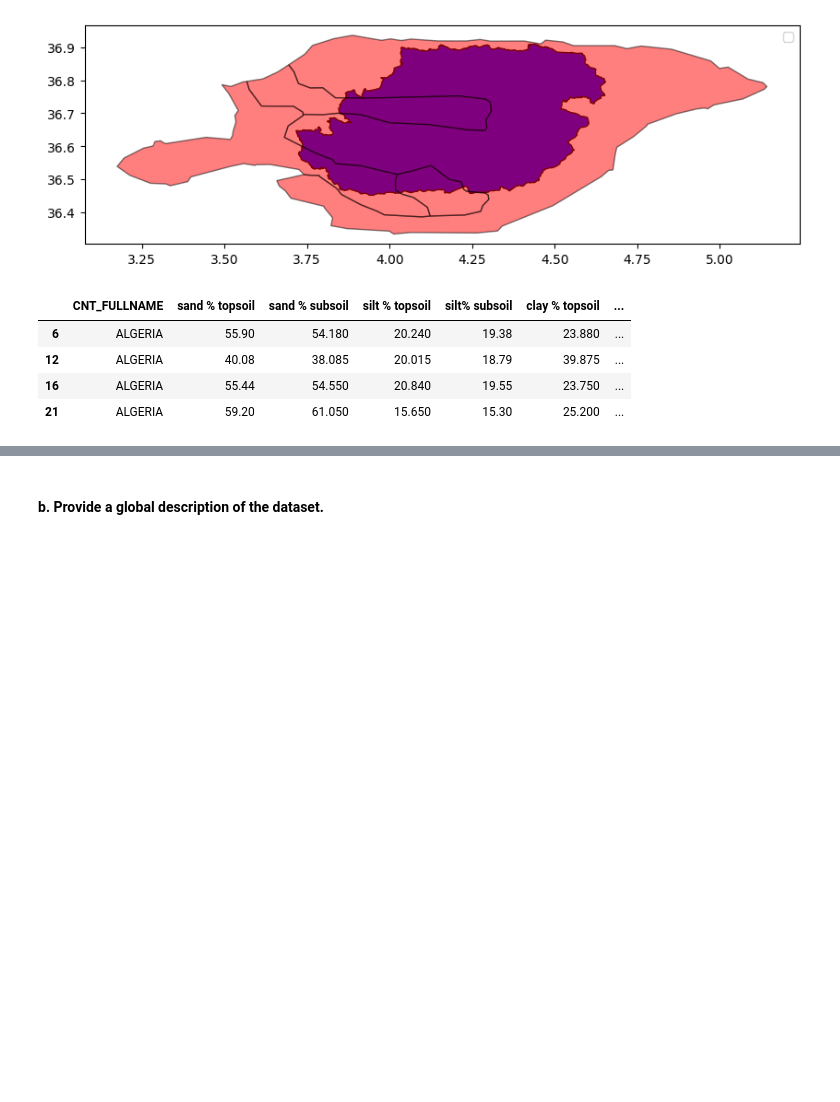
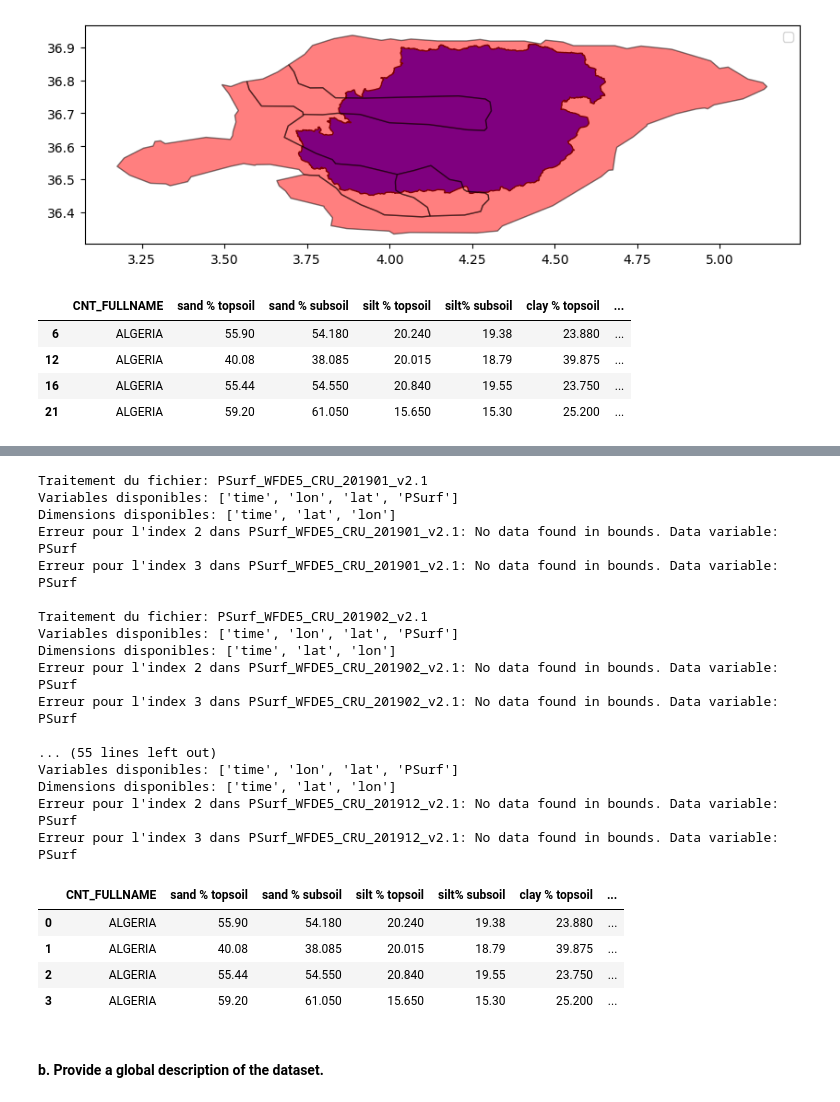
Before and after one commit to Rac11m/part1_dm, a Jupyter notebook: Code/dm.ipynb, the cells around one changed output, grey strips where cells are left out. Saved outputs shown, nothing was run; the diff lists cells and outputs as text; code cells hidden in the pictures; blank space fills up the shorter version.

Commit message:
Psurf values

```diff
--- a/Code/dm.ipynb
+++ b/Code/dm.ipynb
@@ -177,3 +293,44 @@ TypeError: Error: ../Data/Climate-DATA/PSurf_WFDE5_CRU_201901_v2.1.nc is not a v
+# %%
+csv_file = '../Data/processedData/soil_dz_tizi.csv'
+netcdf_files = ['../Data/Climate-DATA/PSurf_WFDE5_CRU_201901_v2.1.nc',
+                '../Data/Climate-DATA/PSurf_WFDE5_CRU_201902_v2.1.nc',
+                '../Data/Climate-DATA/PSurf_WFDE5_CRU_201903_v2.1.nc',
+                '../Data/Climate-DATA/PSurf_WFDE5_CRU_201904_v2.1.nc',
+                '../Data/Climate-DATA/PSurf_WFDE5_CRU_201905_v2.1.nc'
+                '../Data/Climate-DATA/PSurf_WFDE5_CRU_201906_v2.1.nc',
+                '../Data/Climate-DATA/PSurf_WFDE5_CRU_201907_v2.1.nc',
+                '../Data/Climate-DATA/PSurf_WFDE5_CRU_201908_v2.1.nc',
+                '../Data/Climate-DATA/PSurf_WFDE5_CRU_201909_v2.1.nc',
+                '../Data/Climate-DATA/PSurf_WFDE5_CRU_201910_v2.1.nc',
+                '../Data/Climate-DATA/PSurf_WFDE5_CRU_201911_v2.1.nc',
+                '../Data/Climate-DATA/PSurf_WFDE5_CRU_201912_v2.1.nc'
+                ]
+
+result = extract_psurf_for_regions(csv_file, netcdf_files)
+result.head()
+# %% [output]
+Traitement du fichier: PSurf_WFDE5_CRU_201901_v2.1
+Variables disponibles: ['time', 'lon', 'lat', 'PSurf']
+Dimensions disponibles: ['time', 'lat', 'lon']
+Erreur pour l'index 2 dans PSurf_WFDE5_CRU_201901_v2.1: No data found in bounds. Data variable: PSurf
+Erreur pour l'index 3 dans PSurf_WFDE5_CRU_201901_v2.1: No data found in bounds. Data variable: PSurf
+
+Traitement du fichier: PSurf_WFDE5_CRU_201902_v2.1
+Variables disponibles: ['time', 'lon', 'lat', 'PSurf']
+Dimensions disponibles: ['time', 'lat', 'lon']
+Erreur pour l'index 2 dans PSurf_WFDE5_CRU_201902_v2.1: No data found in bounds. Data variable: PSurf
+Erreur pour l'index 3 dans PSurf_WFDE5_CRU_201902_v2.1: No data found in bounds. Data variable: PSurf
+
+... (55 lines left out)
+Variables disponibles: ['time', 'lon', 'lat', 'PSurf']
+Dimensions disponibles: ['time', 'lat', 'lon']
+Erreur pour l'index 2 dans PSurf_WFDE5_CRU_201912_v2.1: No data found in bounds. Data variable: PSurf
+Erreur pour l'index 3 dans PSurf_WFDE5_CRU_201912_v2.1: No data found in bounds. Data variable: PSurf
+|  | CNT_FULLNAME | sand % topsoil | sand % subsoil | silt % topsoil | silt% subsoil | clay % topsoil | ... |
+| 0 | ALGERIA | 55.90 | 54.180 | 20.240 | 19.38 | 23.880 | ... |
+| 1 | ALGERIA | 40.08 | 38.085 | 20.015 | 18.79 | 39.875 | ... |
+| 2 | ALGERIA | 55.44 | 54.550 | 20.840 | 19.55 | 23.750 | ... |
+| 3 | ALGERIA | 59.20 | 61.050 | 15.650 | 15.30 | 25.200 | ... |
 # %% [markdown]
 #### b. Provide a global description of the dataset.
 # %% [markdown]
```
Also changed, not shown: parts of 6 cells of this notebook, 1 other file.
